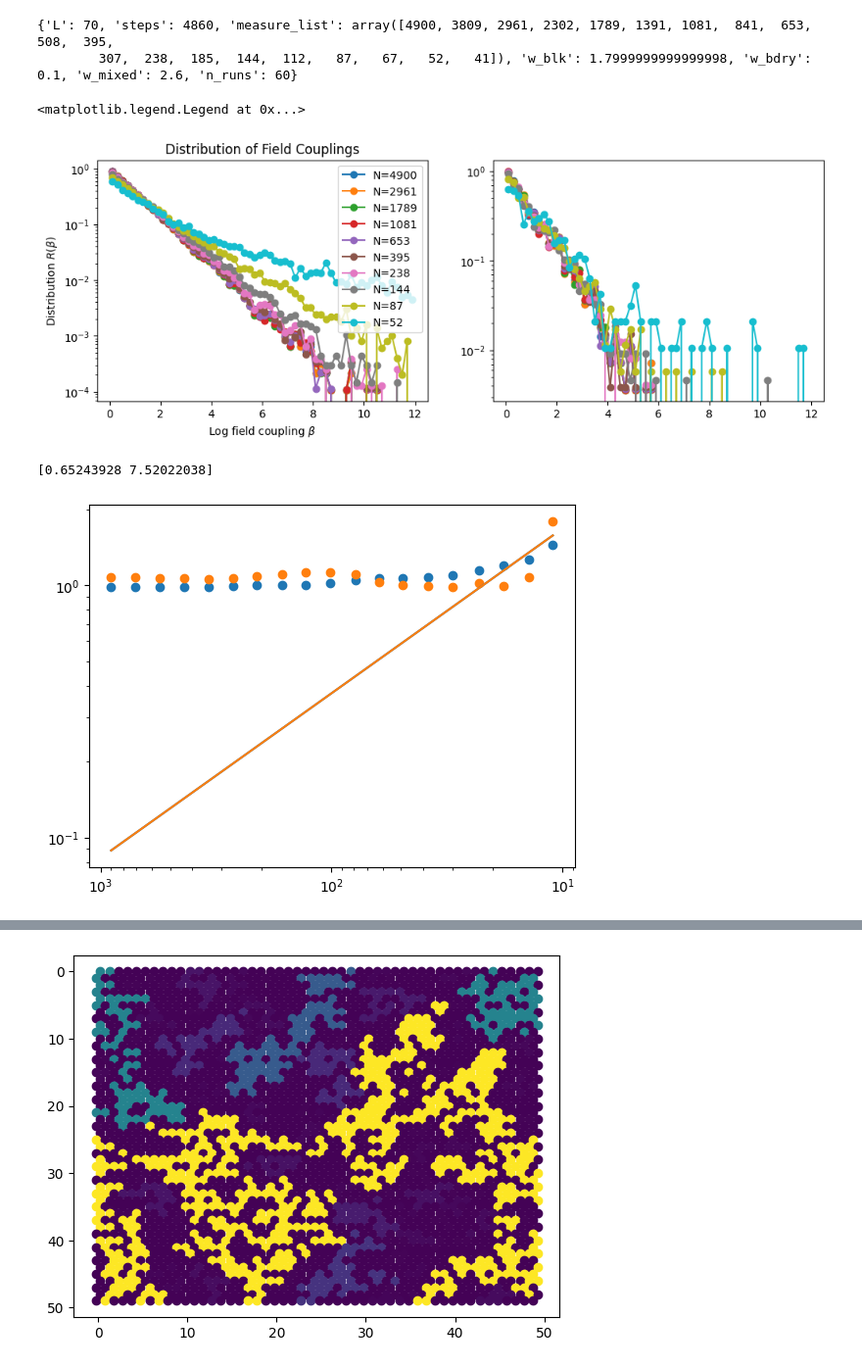
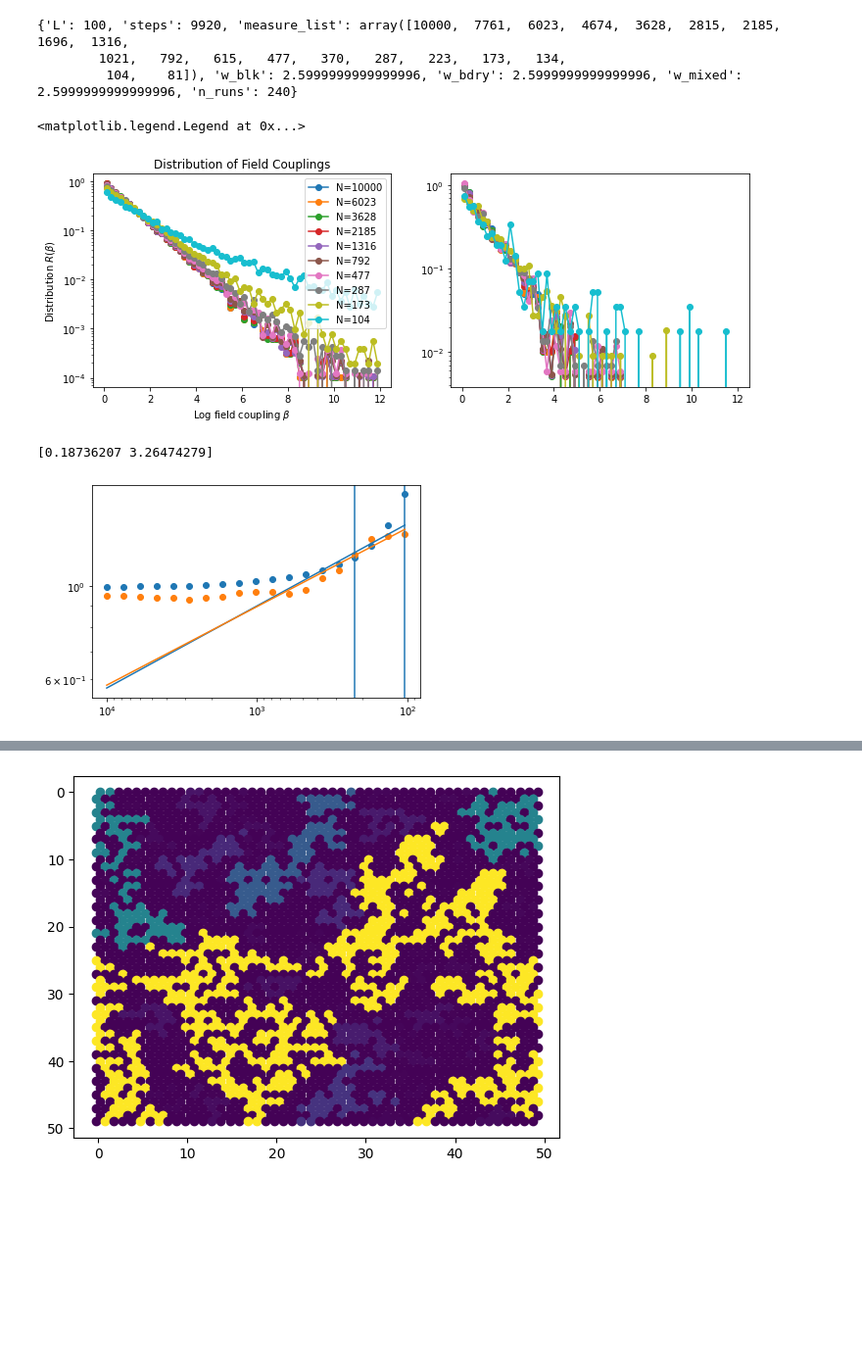
Before and after one commit to tsgaurav/Ising_RSRG, a Jupyter notebook: bdry_output/Bdry_distribution.ipynb, the cells around one changed output, grey strips where cells are left out. Shown at 98% size. Cells and saved outputs as stored; diff of their text form; code cells hidden in the pictures; blank space fills up the shorter version.

```diff
--- a/bdry_output/Bdry_distribution.ipynb
+++ b/bdry_output/Bdry_distribution.ipynb
@@ -37,5 +37,5 @@ log_file
 # %%
-ts = str(ts_list[-1])
+ts = str(ts_list[45])
 
 with open("IsingB_2D_output_"+ts+".pkl", "rb") as fp:   # Unpickling
     output_data = pickle.load(fp)
@@ -67,8 +67,9 @@ with open("IsingB_2D_clusters_"+ts+".pkl", "rb") as fp:
 
 print(input_dict)
 # %% [output]
-{'L': 70, 'steps': 4860, 'measure_list': array([4900, 3809, 2961, 2302, 1789, 1391, 1081,  841,  653,  508,  395,
-        307,  238,  185,  144,  112,   87,   67,   52,   41]), 'w_blk': 1.7999999999999998, 'w_bdry': 0.1, 'w_mixed': 2.6, 'n_runs': 60}
+{'L': 100, 'steps': 9920, 'measure_list': array([10000,  7761,  6023,  4674,  3628,  2815,  2185,  1696,  1316,
+        1021,   792,   615,   477,   370,   287,   223,   173,   134,
+         104,    81]), 'w_blk': 2.5999999999999996, 'w_bdry': 2.5999999999999996, 'w_mixed': 2.5999999999999996, 'n_runs': 240}
 # %%
 measure_list = input_dict['measure_list']
 n_runs = input_dict['n_runs']
@@ -111,24 +112,29 @@ axes[0].set_title("Distribution of Field Couplings")
 axes[0].legend()
 # %% [output]
 <matplotlib.legend.Legend at 0x...>
-[figure, old version]
+[figure, new version]
 # %%
 plt.scatter(measure_list[:-1], width_blk_list)
 x = measure_list[:-1]
 
-popt, pcov = curve_fit(power_law_scale, x[-5:], width_bdry_list[-5:])
+start = -4
+end = -1
+
+plt.axvline(x=x[start])
+plt.axvline(x = x[end])
+popt, pcov = curve_fit(power_law_scale, x[start:end], width_bdry_list[start:end])
 plt.plot(x, power_law_scale(x, *popt))
 
 plt.scatter(measure_list[:-1], width_bdry_list)
 
 popt, pcov = curve_fit(power_law_scale, x[-5:], width_bdry_list[-5:])
 plt.plot(x, power_law_scale(x, *popt))
 
 plt.gca().invert_xaxis()
 plt.xscale('log')
 plt.yscale('log')
 print(popt)
 # %% [output]
-[0.65243928 7.52022038]
+[0.18736207 3.26474279]
-[figure, old version]
+[figure, new version]
 # %%
```
Also changed, not shown: parts of 8 cells of this notebook, 9 other files.
